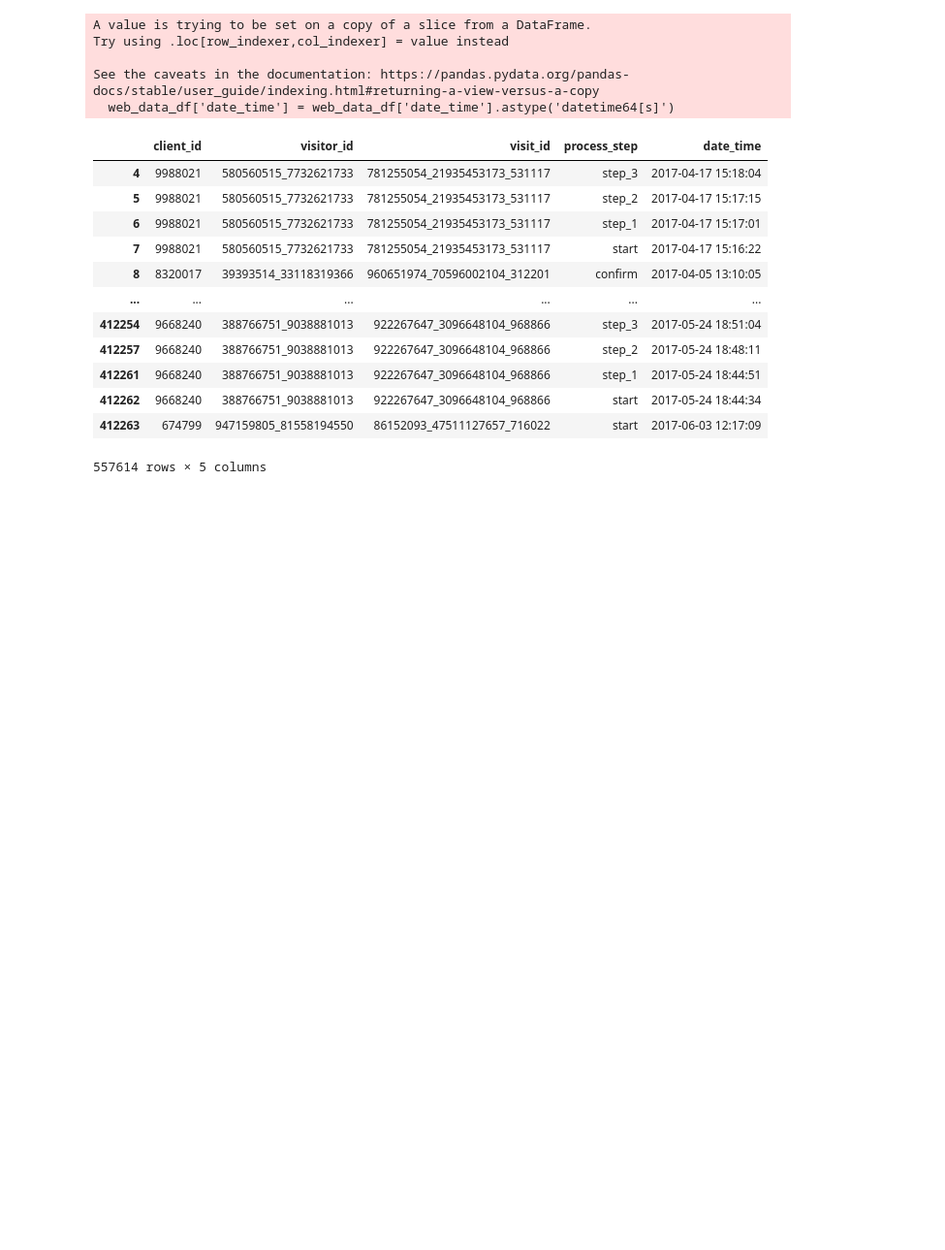
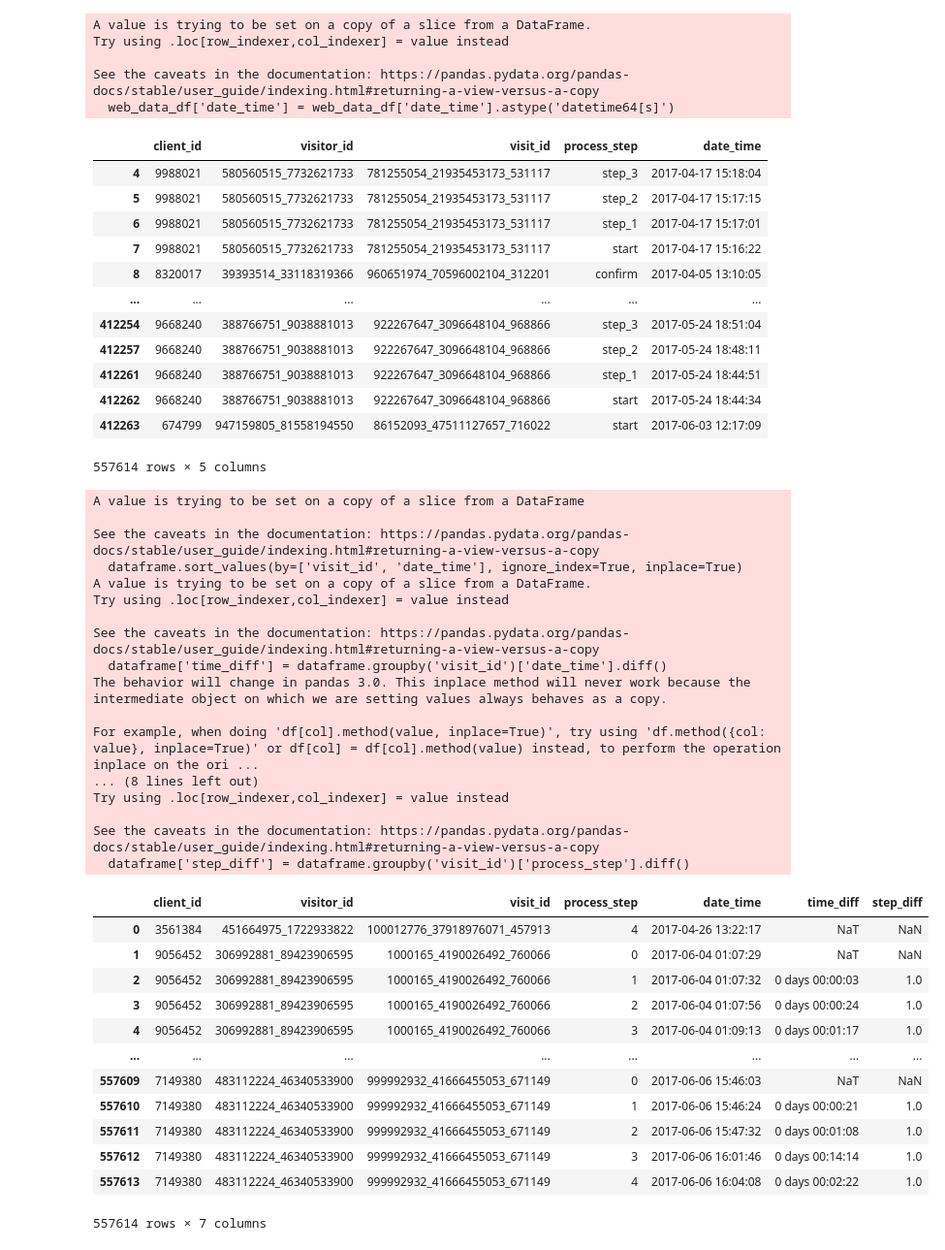
Before and after one commit to arnaurr94/vanguard-ab-test, a Jupyter notebook: dataframes.ipynb, the cells around one changed output. Shown at 97% size. Drawn from its saved outputs; the diff is of its cells as text; code cells hidden in the pictures; blank space fills up the shorter version.

Commit message:
Created functions to analyse the time spent on each step and account for errors. Updated notebook to implement said functions.

```diff
--- a/dataframes.ipynb
+++ b/dataframes.ipynb
@@ -325,6 +326,43 @@ See the caveats in the documentation: https://pandas.pydata.org/pandas-docs/stab
 | 412262 | 9668240 | 388766751_9038881013 | 922267647_3096648104_968866 | start | 2017-05-24 18:44:34 |
 | 412263 | 674799 | 947159805_81558194550 | 86152093_47511127657_716022 | start | 2017-06-03 12:17:09 |
 557614 rows × 5 columns
+# %%
+## Applying the function to get the time difference between steps per visit_id.
+anls.time_diff(session_deduplicated_web_data_df)
+
+## Applying the function to get the step difference between steps per visit_id to identify errors as negative values.
+anls.step_diff(session_deduplicated_web_data_df)
+# %% [output]
+A value is trying to be set on a copy of a slice from a DataFrame
+
+See the caveats in the documentation: https://pandas.pydata.org/pandas-docs/stable/user_guide/indexing.html#returning-a-view-versus-a-copy
+  dataframe.sort_values(by=['visit_id', 'date_time'], ignore_index=True, inplace=True)
+A value is trying to be set on a copy of a slice from a DataFrame.
+Try using .loc[row_indexer,col_indexer] = value instead
+
+See the caveats in the documentation: https://pandas.pydata.org/pandas-docs/stable/user_guide/indexing.html#returning-a-view-versus-a-copy
+  dataframe['time_diff'] = dataframe.groupby('visit_id')['date_time'].diff()
+The behavior will change in pandas 3.0. This inplace method will never work because the intermediate object on which we are setting values always behaves as a copy.
+
+For example, when doing 'df[col].method(value, inplace=True)', try using 'df.method({col: value}, inplace=True)' or df[col] = df[col].method(value) instead, to perform the operation inplace on the ori ...
+... (8 lines left out)
+Try using .loc[row_indexer,col_indexer] = value instead
+
+See the caveats in the documentation: https://pandas.pydata.org/pandas-docs/stable/user_guide/indexing.html#returning-a-view-versus-a-copy
+  dataframe['step_diff'] = dataframe.groupby('visit_id')['process_step'].diff()
+|  | client_id | visitor_id | visit_id | process_step | date_time | time_diff | step_diff |
+| 0 | 3561384 | 451664975_1722933822 | 100012776_37918976071_457913 | 4 | 2017-04-26 13:22:17 | NaT | NaN |
+| 1 | 9056452 | 306992881_89423906595 | 1000165_4190026492_760066 | 0 | 2017-06-04 01:07:29 | NaT | NaN |
+| 2 | 9056452 | 306992881_89423906595 | 1000165_4190026492_760066 | 1 | 2017-06-04 01:07:32 | 0 days 00:00:03 | 1.0 |
+| 3 | 9056452 | 306992881_89423906595 | 1000165_4190026492_760066 | 2 | 2017-06-04 01:07:56 | 0 days 00:00:24 | 1.0 |
+| 4 | 9056452 | 306992881_89423906595 | 1000165_4190026492_760066 | 3 | 2017-06-04 01:09:13 | 0 days 00:01:17 | 1.0 |
+| ... | ... | ... | ... | ... | ... | ... | ... |
+| 557609 | 7149380 | 483112224_46340533900 | 999992932_41666455053_671149 | 0 | 2017-06-06 15:46:03 | NaT | NaN |
+| 557610 | 7149380 | 483112224_46340533900 | 999992932_41666455053_671149 | 1 | 2017-06-06 15:46:24 | 0 days 00:00:21 | 1.0 |
+| 557611 | 7149380 | 483112224_46340533900 | 999992932_41666455053_671149 | 2 | 2017-06-06 15:47:32 | 0 days 00:01:08 | 1.0 |
+| 557612 | 7149380 | 483112224_46340533900 | 999992932_41666455053_671149 | 3 | 2017-06-06 16:01:46 | 0 days 00:14:14 | 1.0 |
+| 557613 | 7149380 | 483112224_46340533900 | 999992932_41666455053_671149 | 4 | 2017-06-06 16:04:08 | 0 days 00:02:22 | 1.0 |
+557614 rows × 7 columns
 # %%
 # This creates the DB 'vanguard' and populates the tables
 crdb.save_dataframes_to_db(participating_client_df, df_demo, session_deduplicated_web_data_df)
```
Also changed, not shown: parts of 2 cells of this notebook, 1 other file.
